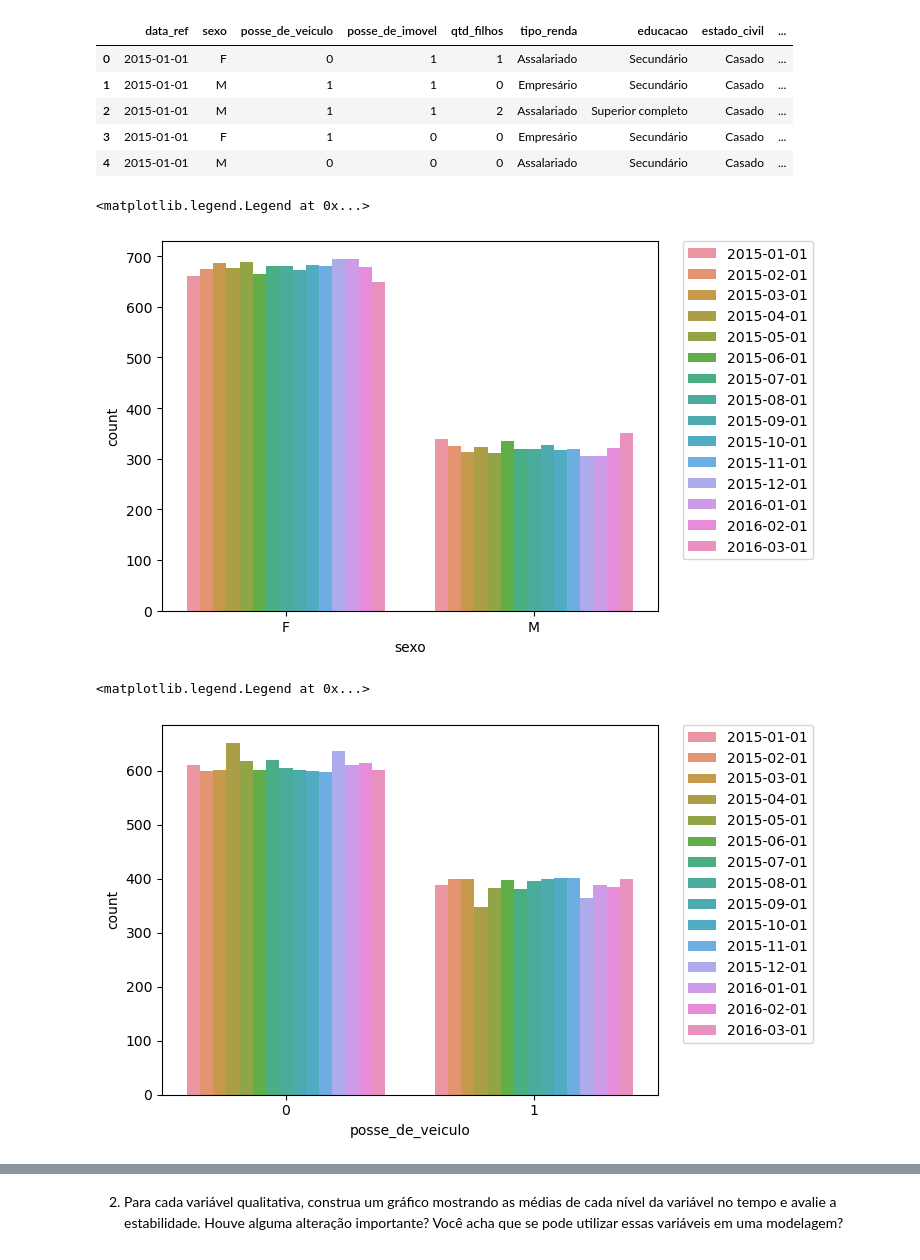
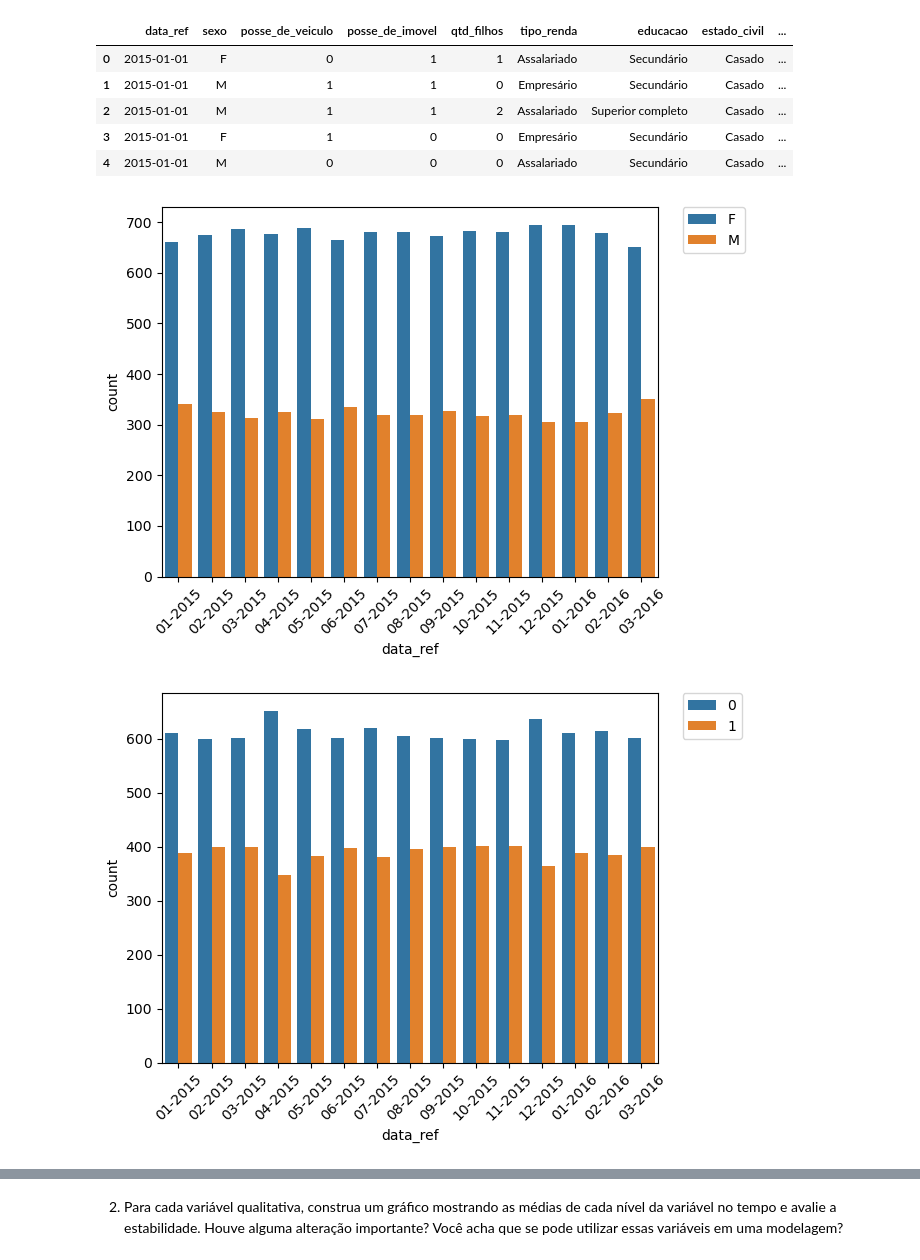
Before and after one commit to math-feldberg/Mod10Ex03, a Jupyter notebook: Profissão-Cientista de Dados_M10_support material_assignment03.ipynb, the cells around one changed output, grey strips where cells are left out. Drawn from its saved outputs; the diff is of its cells as text; code cells hidden in the pictures.

```diff
--- a/Profissão-Cientista de Dados_M10_support material_assignment03.ipynb
+++ b/Profissão-Cientista de Dados_M10_support material_assignment03.ipynb
@@ -30,16 +32,19 @@ df1.head()
 | 2 | 2015-01-01 | M | 1 | 1 | 2 | Assalariado | Superior completo | Casado | ... |
 | 3 | 2015-01-01 | F | 1 | 0 | 0 | Empresário | Secundário | Casado | ... |
 | 4 | 2015-01-01 | M | 0 | 0 | 0 | Assalariado | Secundário | Casado | ... |
+# %%
+df1['data_ref'] = pd.to_datetime(df1['data_ref'])
+df1['data_ref'] = df1['data_ref'].dt.strftime('%m-%Y')
 # %%
-sns.countplot(x= df1['sexo'],  hue = df1['data_ref'], data=df1)
-plt.legend(bbox_to_anchor=(1.05, 1), loc=2, borderaxespad=0.)
+sns.countplot(x= df1['data_ref'],  hue = df1['sexo'], data=df1)
+plt.legend(bbox_to_anchor=(1.05, 1), loc=2, borderaxespad=0)
+plt.xticks( rotation=45);
 # %% [output]
-<matplotlib.legend.Legend at 0x...>
-[figure, old version]
+[figure, new version]
 # %%
-sns.countplot(x= df1['posse_de_veiculo'],  hue = df1['data_ref'], data=df1)
+sns.countplot(x= df1['data_ref'],  hue = df1['posse_de_veiculo'], data=df1)
 plt.legend(bbox_to_anchor=(1.05, 1), loc=2, borderaxespad=0.)
+plt.xticks( rotation=45);
 # %% [output]
-<matplotlib.legend.Legend at 0x...>
-[figure, old version]
+[figure, new version]
 # %%
```
Also changed, not shown: parts of 22 cells of this notebook.
